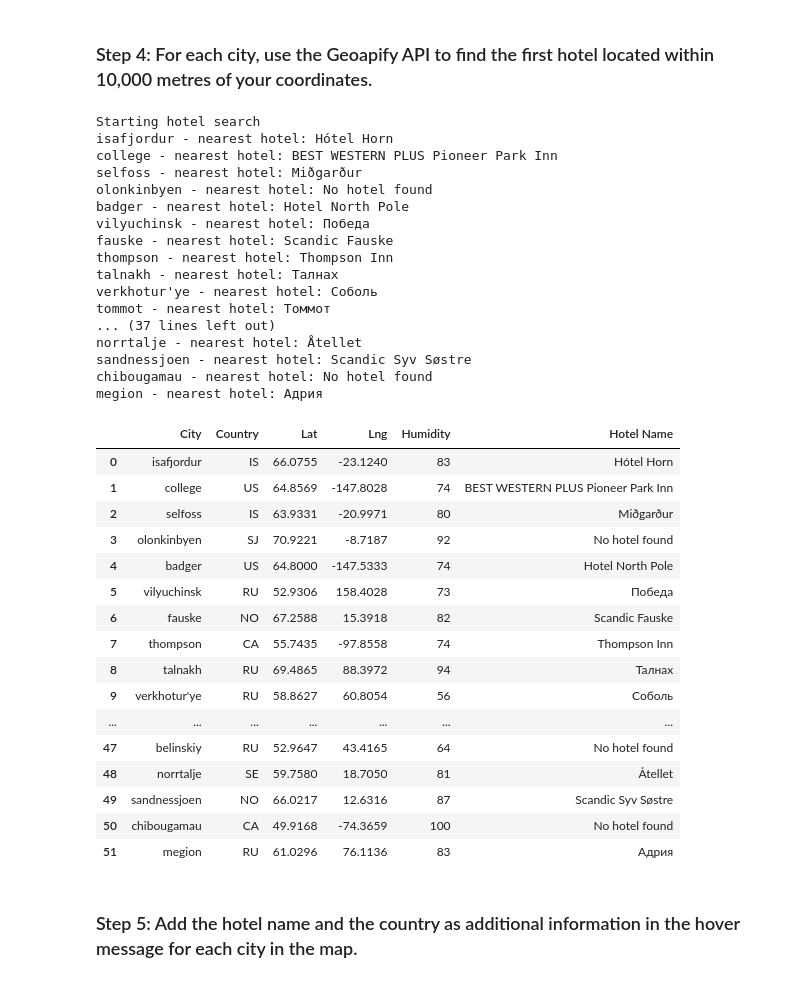
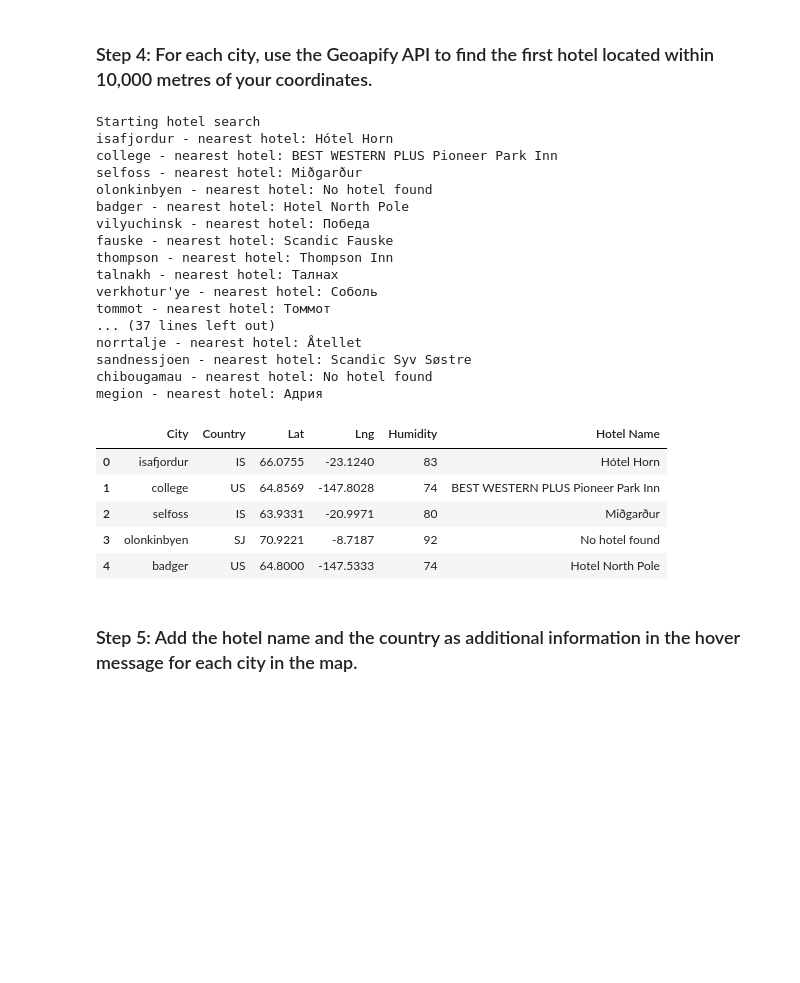
Before and after one commit to DonQvixote/python-api-challange, a Jupyter notebook: VacationPy.ipynb, the cells around one changed output. Saved outputs shown, nothing was run; the diff lists cells and outputs as text; code cells hidden in the pictures; blank space fills up the shorter version.

Commit message:
Updated the code for the hotel map

```diff
--- a/VacationPy.ipynb
+++ b/VacationPy.ipynb
@@ -131,42 +134,31 @@ for index, row in hotel_df.iterrows():
         hotel_df.loc[index, "Hotel Name"] = "No hotel found"
 
     # Log the search results
     print(f"{hotel_df.loc[index, 'City']} - nearest hotel: {hotel_df.loc[index, 'Hotel Name']}")
 
 # Display sample data
-hotel_df
+hotel_df.head()
 # %% [output]
 Starting hotel search
 isafjordur - nearest hotel: Hótel Horn
 college - nearest hotel: BEST WESTERN PLUS Pioneer Park Inn
 selfoss - nearest hotel: Miðgarður
 olonkinbyen - nearest hotel: No hotel found
 badger - nearest hotel: Hotel North Pole
 vilyuchinsk - nearest hotel: Победа
 fauske - nearest hotel: Scandic Fauske
 thompson - nearest hotel: Thompson Inn
 talnakh - nearest hotel: Талнах
 verkhotur'ye - nearest hotel: Соболь
 tommot - nearest hotel: Томмот
 ... (37 lines left out)
 norrtalje - nearest hotel: Åtellet
 sandnessjoen - nearest hotel: Scandic Syv Søstre
 chibougamau - nearest hotel: No hotel found
 megion - nearest hotel: Адрия
 |  | City | Country | Lat | Lng | Humidity | Hotel Name |
 | 0 | isafjordur | IS | 66.0755 | -23.1240 | 83 | Hótel Horn |
 | 1 | college | US | 64.8569 | -147.8028 | 74 | BEST WESTERN PLUS Pioneer Park Inn |
 | 2 | selfoss | IS | 63.9331 | -20.9971 | 80 | Miðgarður |
 | 3 | olonkinbyen | SJ | 70.9221 | -8.7187 | 92 | No hotel found |
 | 4 | badger | US | 64.8000 | -147.5333 | 74 | Hotel North Pole |
-| 5 | vilyuchinsk | RU | 52.9306 | 158.4028 | 73 | Победа |
-| 6 | fauske | NO | 67.2588 | 15.3918 | 82 | Scandic Fauske |
-| 7 | thompson | CA | 55.7435 | -97.8558 | 74 | Thompson Inn |
-| 8 | talnakh | RU | 69.4865 | 88.3972 | 94 | Талнах |
-| 9 | verkhotur'ye | RU | 58.8627 | 60.8054 | 56 | Соболь |
-| ... | ... | ... | ... | ... | ... | ... |
-| 47 | belinskiy | RU | 52.9647 | 43.4165 | 64 | No hotel found |
-| 48 | norrtalje | SE | 59.7580 | 18.7050 | 81 | Åtellet |
-| 49 | sandnessjoen | NO | 66.0217 | 12.6316 | 87 | Scandic Syv Søstre |
-| 50 | chibougamau | CA | 49.9168 | -74.3659 | 100 | No hotel found |
-| 51 | megion | RU | 61.0296 | 76.1136 | 83 | Адрия |
```
Also changed, not shown: parts of 4 cells of this notebook.
